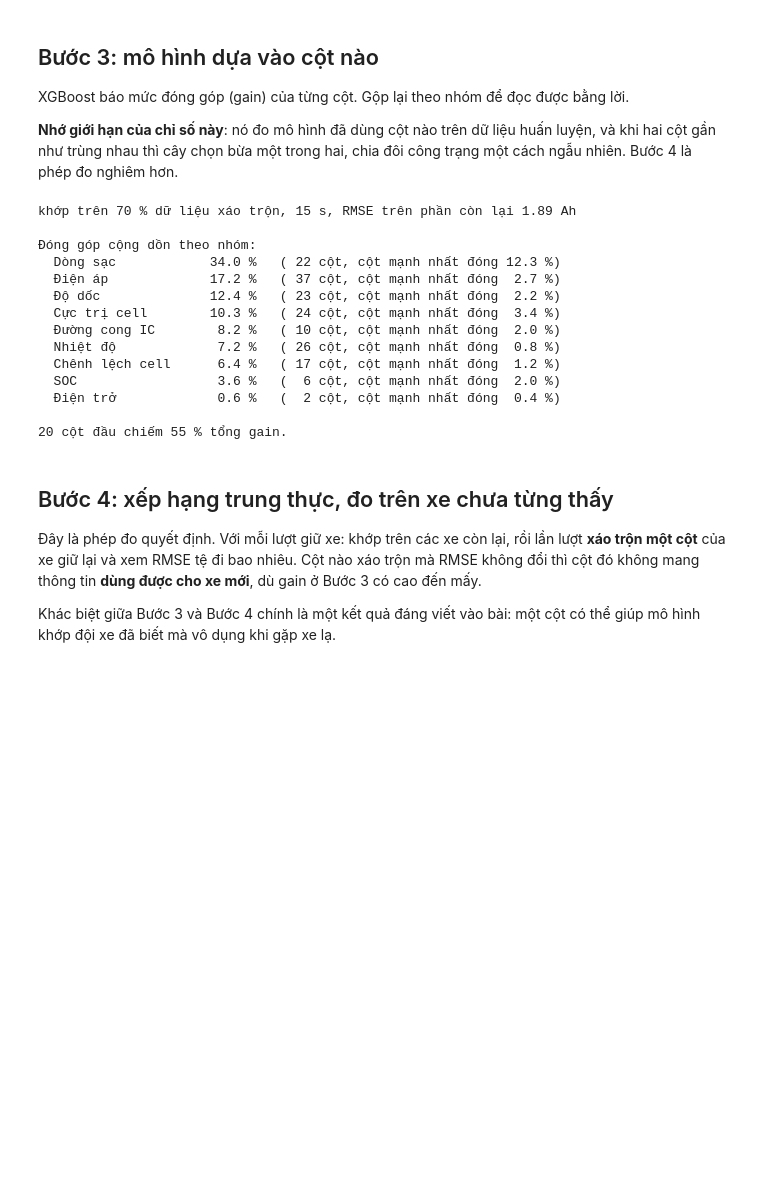
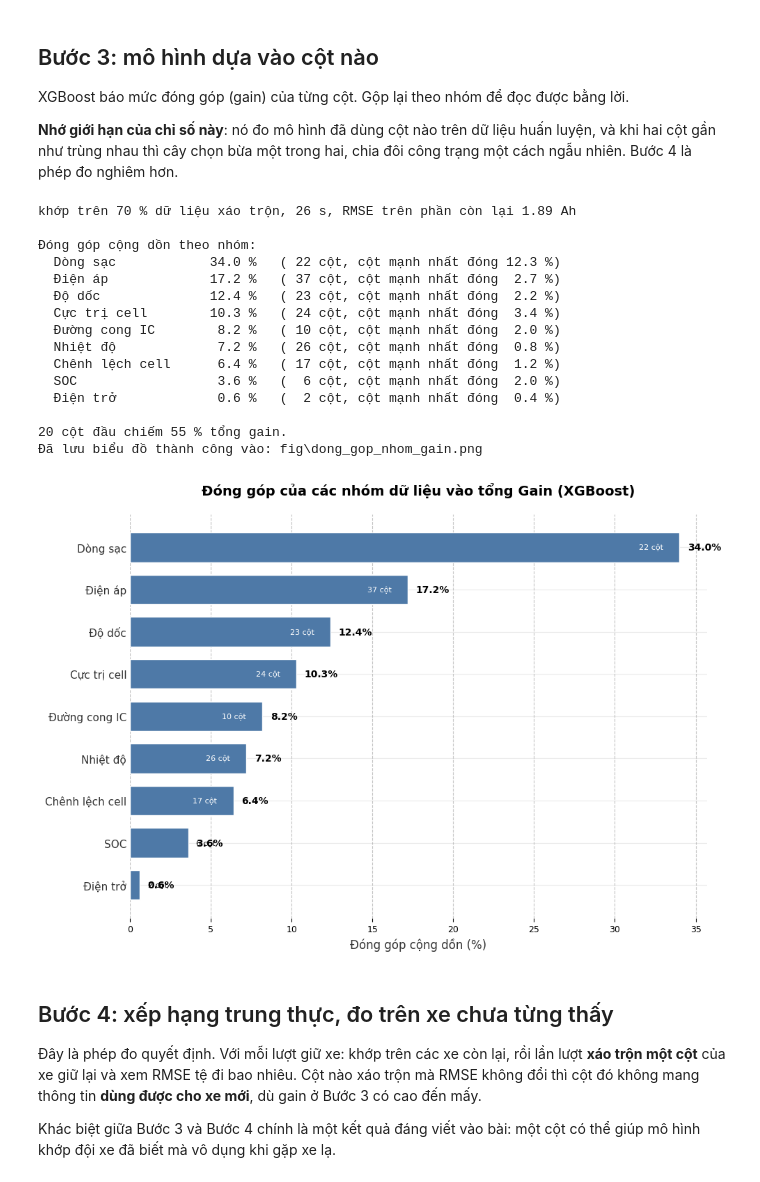
Before and after one commit to quan534/ADY-Project-Battery-prediction-model, a Jupyter notebook: Notebook_C_DacTrung.ipynb, the cells around one changed output. Cells and saved outputs as stored; diff of their text form; code cells hidden in the pictures; blank space fills up the shorter version.

Commit message:
sửa bước 3C để vẽ hình đong góp

```diff
--- a/Notebook_C_DacTrung.ipynb
+++ b/Notebook_C_DacTrung.ipynb
@@ -277,34 +277,102 @@ def rmse(a, b): return float(np.sqrt(np.mean((np.asarray(a) - np.asarray(b))**2)
 tr_i, te_i = train_test_split(np.arange(len(d)), test_size=.3, random_state=SEED)
 t0 = time.time()
 mg = tao_xgb().fit(d.iloc[tr_i][FEATS].values, y[tr_i])
 print(f'khớp trên 70 % dữ liệu xáo trộn, {time.time()-t0:.0f} s, '
       f'RMSE trên phần còn lại {rmse(y[te_i], mg.predict(d.iloc[te_i][FEATS].values)):.2f} Ah')
 
 gain = pd.DataFrame({'dac_trung': FEATS, 'nhom': [NHOM[c] for c in FEATS],
                      'gain': mg.feature_importances_})
 gain['gain'] = gain.gain / gain.gain.sum()
 gn = gain.groupby('nhom').gain.sum().sort_values(ascending=False)
 gn_cot = gain.groupby('nhom').gain.max()
 print('\nĐóng góp cộng dồn theo nhóm:')
 for g in gn.index:
     print(f'  {g:18s} {gn[g]*100:5.1f} %   ({len(COT_NHOM[g]):3d} cột, '
           f'cột mạnh nhất đóng {gn_cot[g]*100:4.1f} %)')
 print(f'\n20 cột đầu chiếm {gain.gain.sort_values(ascending=False).head(20).sum()*100:.0f} % tổng gain.')
+
+import matplotlib.pyplot as plt
+import numpy as np
+import os
+
+# 1. Dữ liệu gốc: Đã sắp xếp sẵn từ CAO đến THẤP
+nhom = ['Dòng sạc', 'Điện áp', 'Độ dốc', 'Cực trị cell', 'Đường cong IC',
+        'Nhiệt độ', 'Chênh lệch cell', 'SOC', 'Điện trở']
+phan_tram = [34.0, 17.2, 12.4, 10.3, 8.2, 7.2, 6.4, 3.6, 0.6]
+so_cot = [22, 37, 23, 24, 10, 26, 17, 6, 2]
+
+y_pos = np.arange(len(nhom))
+
+# 2. Thiết lập biểu đồ
+fig, ax = plt.subplots(figsize=(10, 7), dpi=100)
+bars = ax.barh(y_pos, phan_tram, color='#4e79a7', edgecolor='white', height=0.7)
+
+# 3. Tùy chỉnh giao diện (Ẩn bớt khung thừa)
+ax.spines['top'].set_visible(False)
+ax.spines['right'].set_visible(False)
+ax.spines['left'].set_visible(False)
+ax.spines['bottom'].set_visible(False)
+
+ax.tick_params(axis='y', which='both', length=0)
+ax.xaxis.grid(True, linestyle='--', alpha=0.5, color='#888888')
+ax.set_axisbelow(True)
+
+# 4. Thêm nhãn dữ liệu (Data Labels)
+for bar, pct, sc in zip(bars, phan_tram, so_cot):
+    width = bar.get_width()
+    # Nhãn phần trăm ở bên phải cột
+    ax.text(width + 0.5, bar.get_y() + bar.get_height()/2,
+            f'{pct:.1f}%',
+            va='center', ha='left', fontsize=10, color='black', fontweight='bold')
+
+    # Nhãn số lượng cột nằm bên trong hoặc ngoài cột tùy độ rộng
+    label_sc = f'{sc} cột'
+    x_pos_sc = width - 1 if width > 4 else width + 0.5
+    color_sc = 'white' if width > 4 else 'black'
+    ha_sc = 'right' if width > 4 else 'left'
+
+    ax.text(x_pos_sc, bar.get_y() + bar.get_height()/2,
+            label_sc,
+            va='center', ha=ha_sc, fontsize=8, color=color_sc)
+
+# 5. Tiêu đề và nhãn trục
+ax.set_yticks(y_pos)
+ax.set_yticklabels(nhom, fontsize=11, color='#333333')
+ax.set_xlabel('Đóng góp cộng dồn (%)', fontsize=12, color='#333333')
+ax.set_title('Đóng góp của các nhóm dữ liệu vào tổng Gain (XGBoost)', fontsize=14, fontweight='bold', pad=20)
+
+# Đảo ngược trục Y để phần tử đầu tiên ('Dòng sạc') nằm ở TRÊN CÙNG
+ax.invert_yaxis()
+
+plt.tight_layout()
+
+# --- 6. TẠO THƯ MỤC VÀ LƯU FILE ---
+thu_muc_fig = 'fig'
+os.makedirs(thu_muc_fig, exist_ok=True)  # Tự động tạo thư mục 'fig' nếu chưa tồn tại
+
+duong_dan_file = os.path.join(thu_muc_fig, 'dong_gop_nhom_gain.png')
+plt.savefig(duong_dan_file, dpi=300, bbox_inches='tight')  # Lưu file với độ phân giải cao (dpi=300)
+print(f'Đã lưu biểu đồ thành công vào: {duong_dan_file}')
+
+# Hiển thị biểu đồ lên màn hình (nếu chạy trong Jupyter Notebook / IDE)
+plt.show()
 # %% [output]
-khớp trên 70 % dữ liệu xáo trộn, 15 s, RMSE trên phần còn lại 1.89 Ah
+khớp trên 70 % dữ liệu xáo trộn, 26 s, RMSE trên phần còn lại 1.89 Ah
 
 Đóng góp cộng dồn theo nhóm:
   Dòng sạc            34.0 %   ( 22 cột, cột mạnh nhất đóng 12.3 %)
   Điện áp             17.2 %   ( 37 cột, cột mạnh nhất đóng  2.7 %)
   Độ dốc              12.4 %   ( 23 cột, cột mạnh nhất đóng  2.2 %)
   Cực trị cell        10.3 %   ( 24 cột, cột mạnh nhất đóng  3.4 %)
   Đường cong IC        8.2 %   ( 10 cột, cột mạnh nhất đóng  2.0 %)
   Nhiệt độ             7.2 %   ( 26 cột, cột mạnh nhất đóng  0.8 %)
   Chênh lệch cell      6.4 %   ( 17 cột, cột mạnh nhất đóng  1.2 %)
   SOC                  3.6 %   (  6 cột, cột mạnh nhất đóng  2.0 %)
   Điện trở             0.6 %   (  2 cột, cột mạnh nhất đóng  0.4 %)
 
 20 cột đầu chiếm 55 % tổng gain.
+Đã lưu biểu đồ thành công vào: fig\dong_gop_nhom_gain.png
+[figure, added]
 # %% [markdown]
 ## Bước 4: xếp hạng trung thực, đo trên xe chưa từng thấy
 
```
Also changed, not shown: parts of 2 cells of this notebook, 3 other files.
